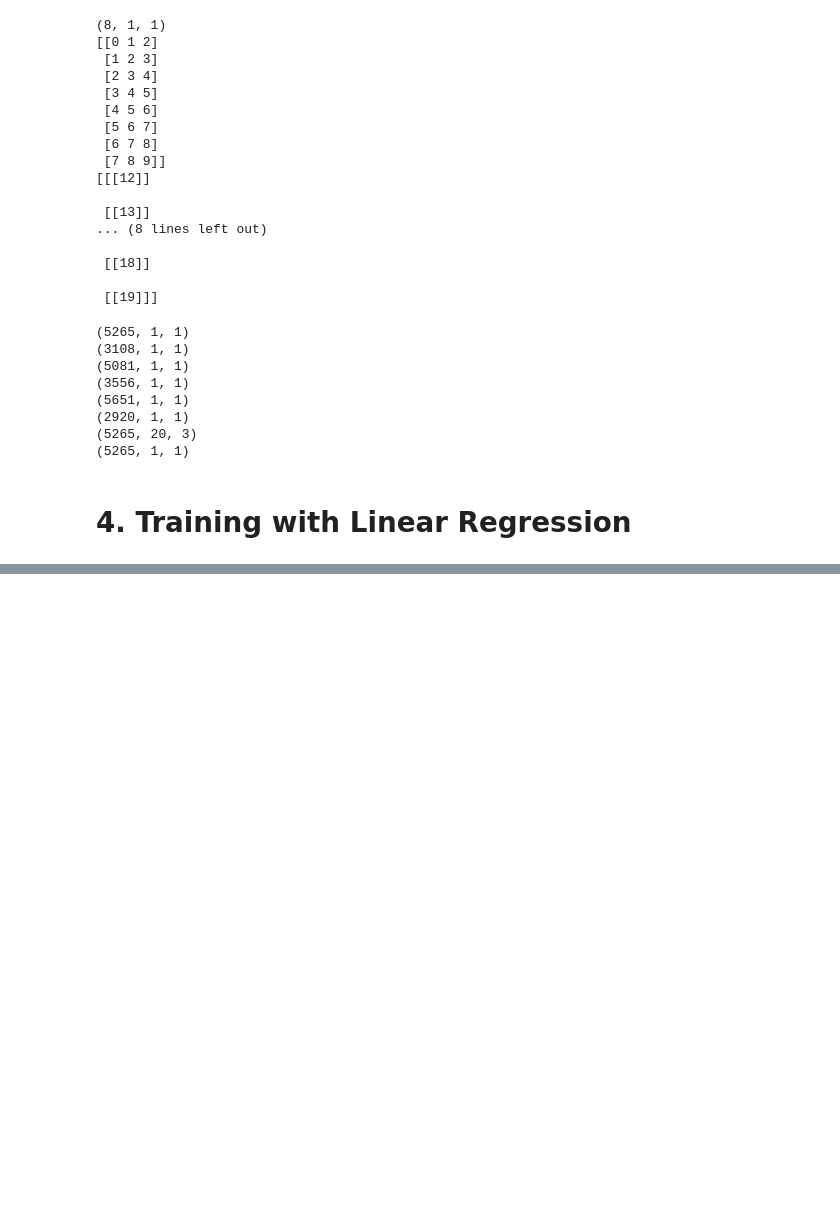
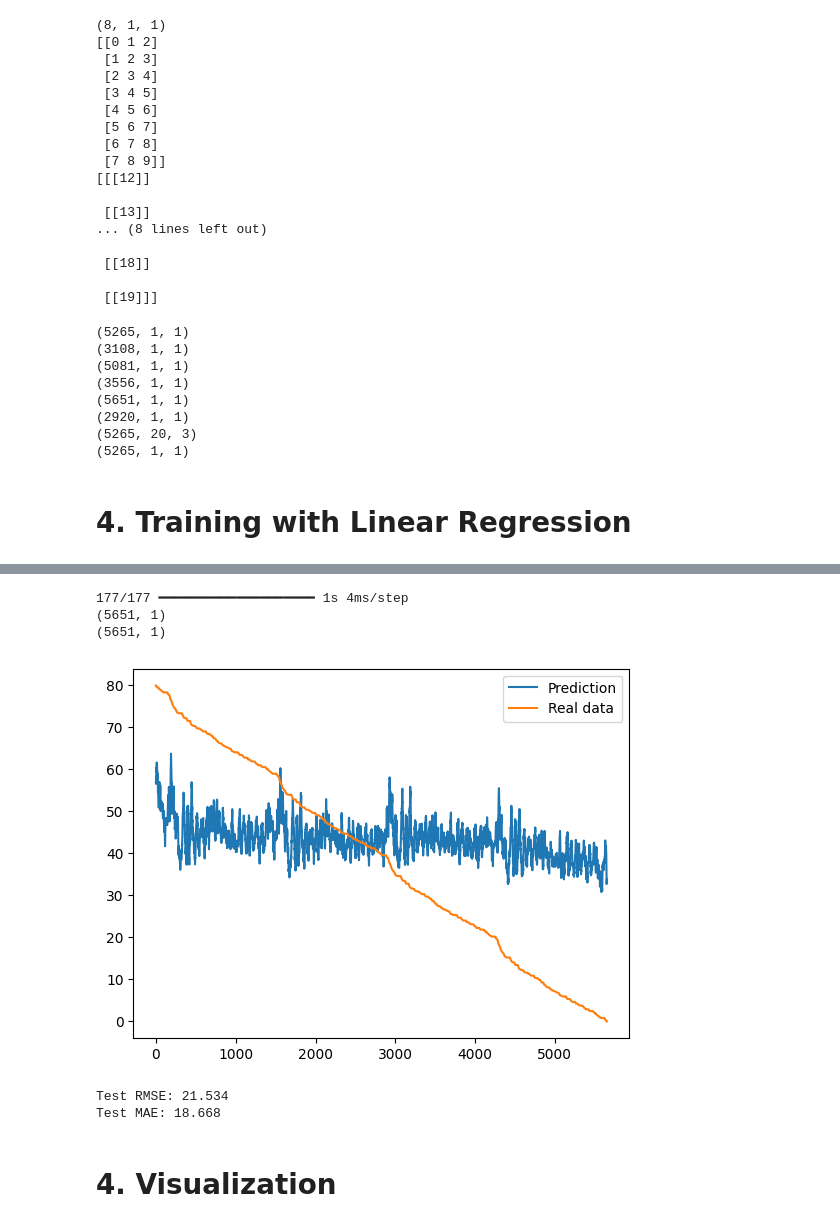
Before and after one commit to ustar1210/SoC_capstone, a Jupyter notebook: Linear Regression/LR.ipynb, the cells around one changed output, grey strips where cells are left out. Cells and saved outputs as stored; diff of their text form; code cells hidden in the pictures; blank space fills up the shorter version.

```diff
--- a/Linear Regression/LR.ipynb
+++ b/Linear Regression/LR.ipynb
@@ -206,0 +226,22 @@ model.save_weights(f'{model_dir}/{temp}.weights.h5', overwrite=True)
+# %%
+fudsY_7_hat = model.predict(fudsX_7)
+fudsY_7 = np.reshape(fudsY_7, (fudsY_7.shape[0], 1))
+plt.plot(fudsY_7_hat, label='Prediction')
+plt.plot(fudsY_7, label='Real data')
+plt.legend()
+plt.show()
+# %% [output]
+177/177 ━━━━━━━━━━━━━━━━━━━━ 1s 4ms/step
+(5651, 1)
+(5651, 1)
+[figure, added]
+# %%
+rmse = math.sqrt(mean_squared_error(fudsY_7, fudsY_7_hat))
+mae = mean_absolute_error(fudsY_7, fudsY_7_hat)
+print('Test RMSE: %.3f' % rmse)
+print('Test MAE: %.3f' % mae)
+# %% [output]
+Test RMSE: 21.534
+Test MAE: 18.668
+# %% [markdown]
+# 4. Visualization
```
Also changed, not shown: parts of 2 cells of this notebook.
